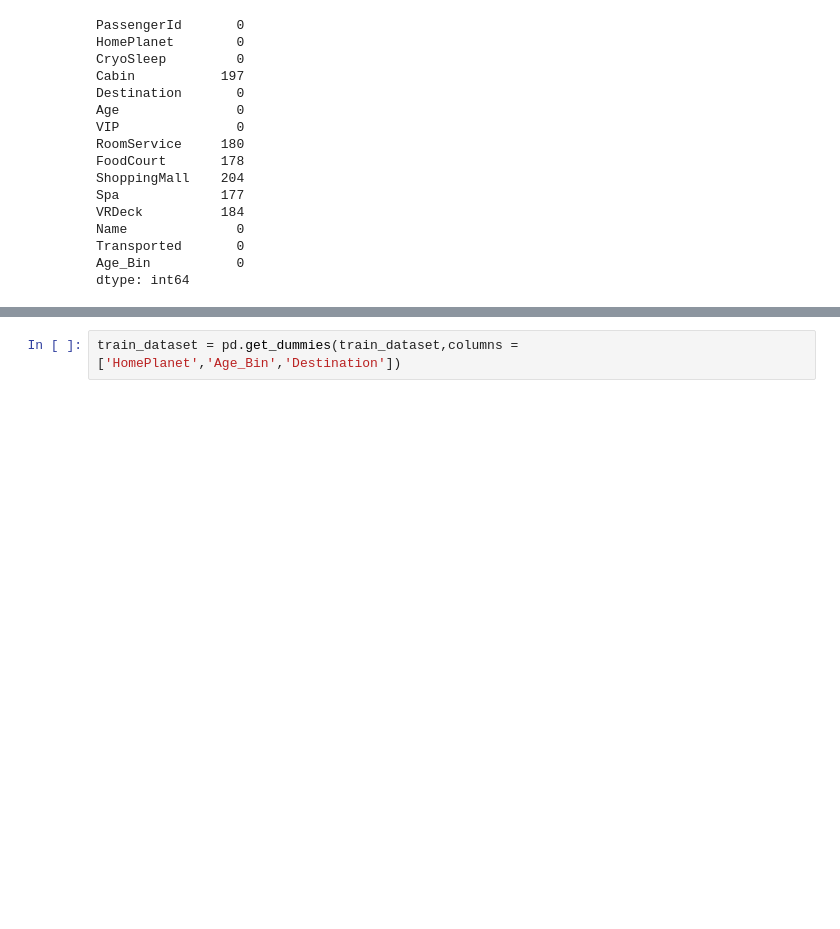
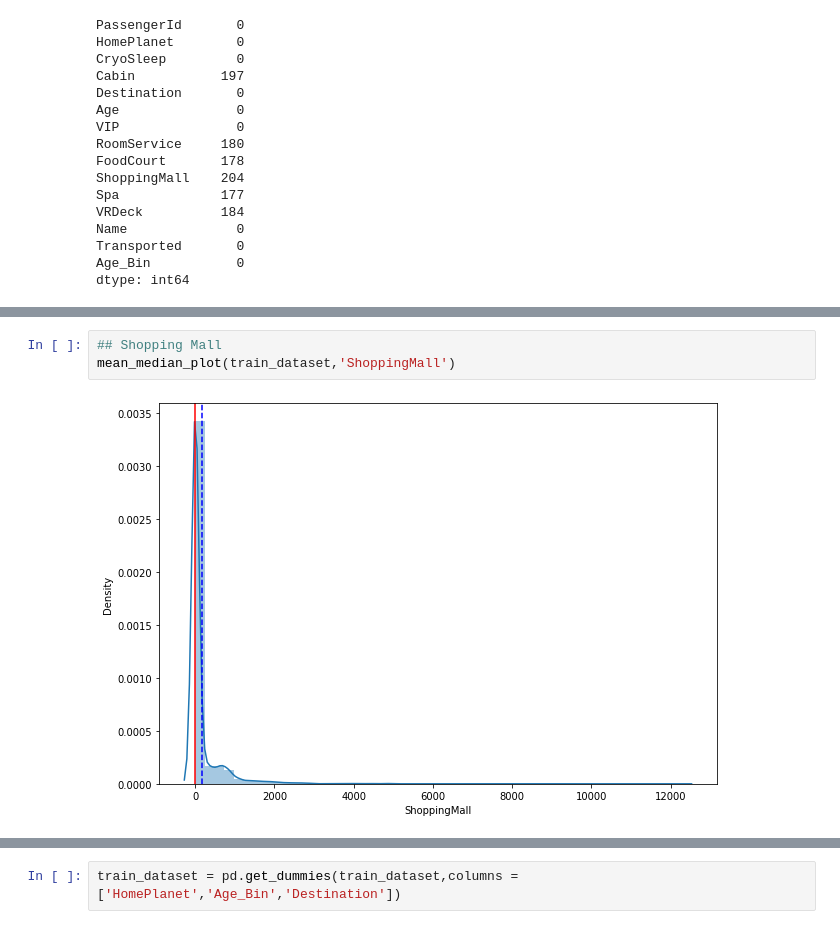
Before and after one commit to ShyamSundhar1411/My-ML-Notebooks, a Jupyter notebook: Classifications/SpaceShip_Titanic_Classification.ipynb, the cells around one changed output, grey strips where cells are left out. Saved outputs shown, nothing was run; the diff lists cells and outputs as text; blank space fills up the shorter version.

```diff
--- a/Classifications/SpaceShip_Titanic_Classification.ipynb
+++ b/Classifications/SpaceShip_Titanic_Classification.ipynb
@@ -209,0 +227,5 @@ dtype: int64
+# %%
+## Shopping Mall
+mean_median_plot(train_dataset,'ShoppingMall')
+# %% [output]
+[figure, added]
```
Also changed, not shown: parts of 41 cells of this notebook.
